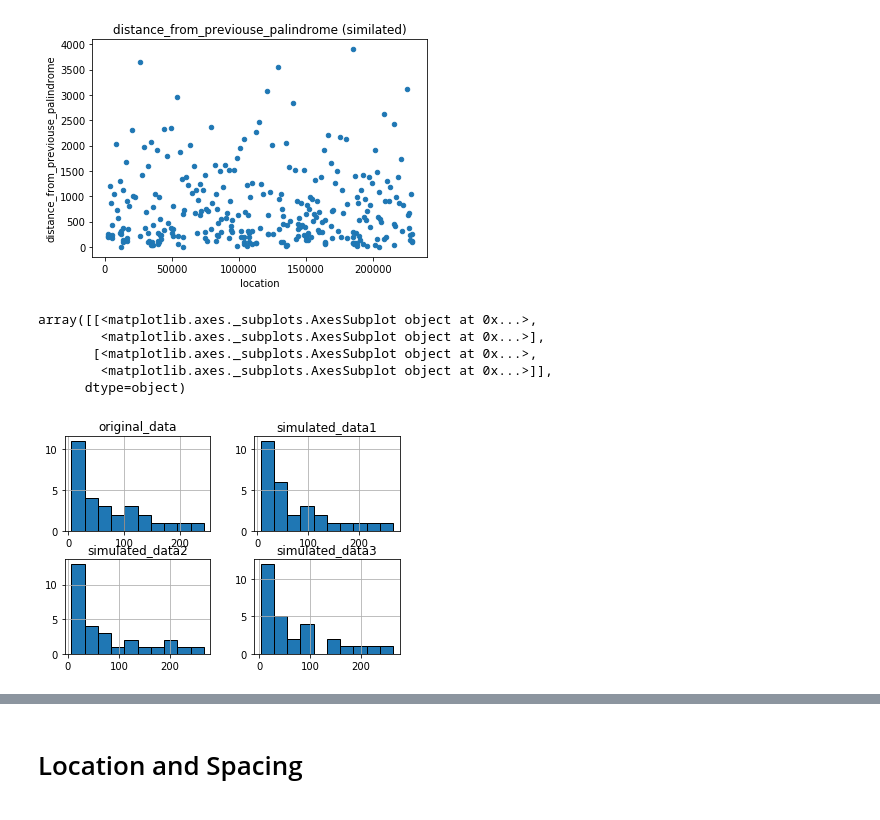
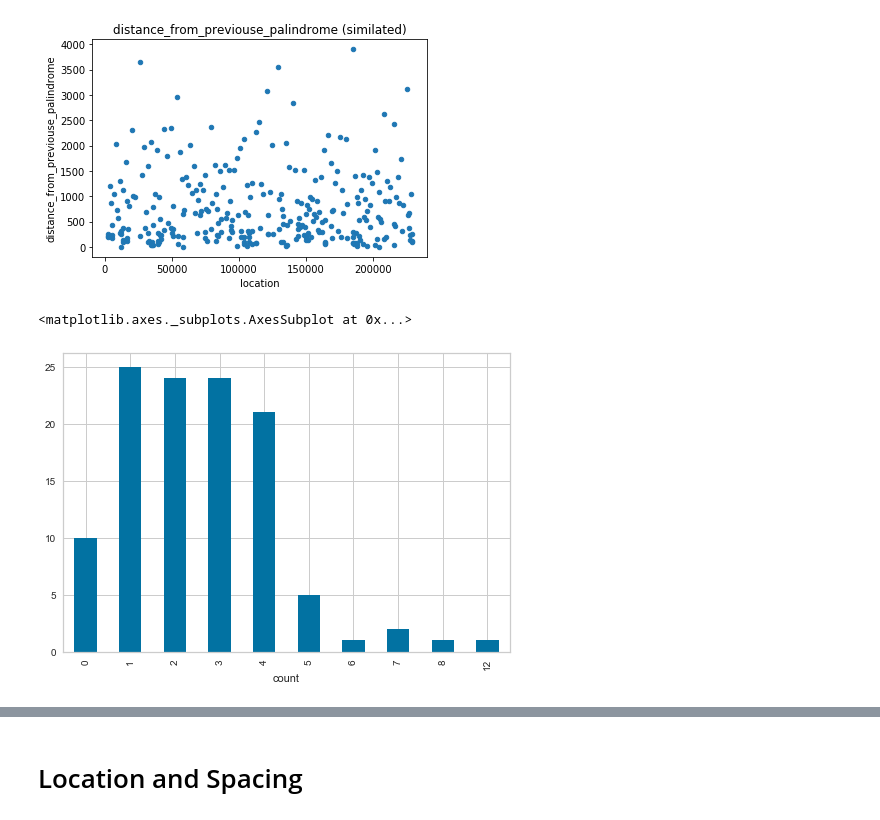
Before and after one commit to shy166/Data-Science-Investigation-Project, a Jupyter notebook: 189/hw3/study case 3 v2.ipynb, the cells around one changed output, grey strips where cells are left out. Drawn from its saved outputs; the diff is of its cells as text; code cells hidden in the pictures.

```diff
--- a/189/hw3/study case 3 v2.ipynb
+++ b/189/hw3/study case 3 v2.ipynb
@@ -123,9 +103,7 @@ compare_data = pd.DataFrame({
-# %%
-compare_data.hist(bins = 10, edgecolor = 'k')
-# %% [output]
-array([[<matplotlib.axes._subplots.AxesSubplot object at 0x...>,
-        <matplotlib.axes._subplots.AxesSubplot object at 0x...>],
-       [<matplotlib.axes._subplots.AxesSubplot object at 0x...>,
-        <matplotlib.axes._subplots.AxesSubplot object at 0x...>]],
-      dtype=object)
-[figure, removed]
+# %%
+original = pd.cut(data_1.location, range(0, N+1, 2000)).value_counts()\
+.rename('count').to_frame().groupby('count')['count'].count()
+original.plot(kind = 'bar')
+# %% [output]
+<matplotlib.axes._subplots.AxesSubplot at 0x...>
+[figure, added]
```
Also changed, not shown: parts of 9 cells of this notebook.
